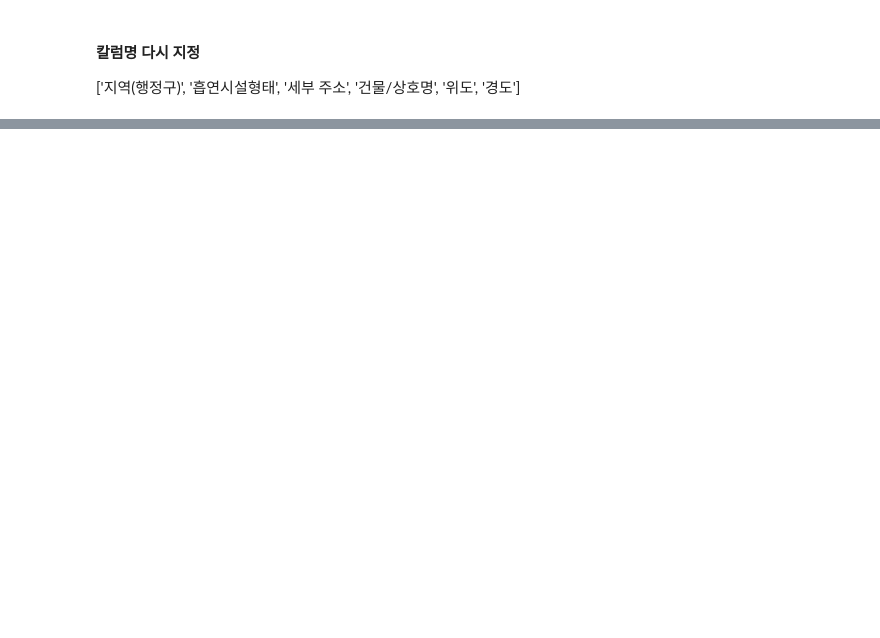
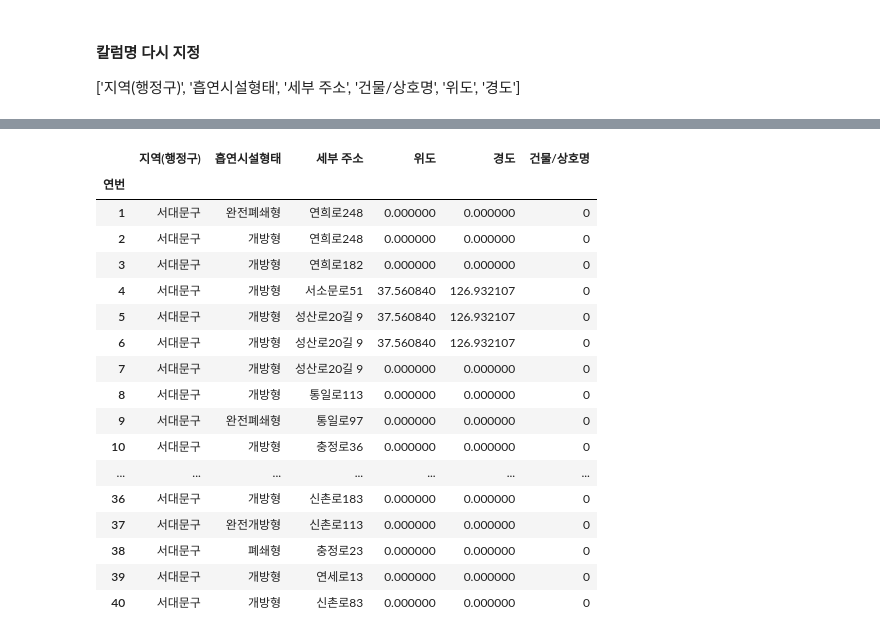
Before and after one commit to palesaltedcaramel/kick_map, a Jupyter notebook: 흡연구역_명진.ipynb, the cells around one changed output, grey strips where cells are left out. Saved outputs shown, nothing was run; the diff lists cells and outputs as text; code cells hidden in the pictures; blank space fills up the shorter version.

```diff
--- a/흡연구역_명진.ipynb
+++ b/흡연구역_명진.ipynb
@@ -120,10 +138,11 @@ Index(['구분', '위치', '위도', '경도', '규모', '설치일', '설치주
 # %%
 #필요없는 칼럼 삭제
-songpa.drop(['연번', '데이터기준일자'], axis = 1, inplace = True)
+songpa.drop(['데이터기준일자'], axis = 1, inplace = True)
 seodaemun.drop(['시설구분', '설치위치 상세', '규모(㎡)', '설치일', '설치주체', '관리여부', '관리기관'], axis = 1, inplace = True)
 jungnang.drop(['업종', '흡연실 개소수'], axis = 1, inplace = True)
 dongdaemun.drop(['규모', '설치년도', '운영관리', '데이터기준일자'], axis = 1, inplace = True)
 nowon.drop(['규모', '설치일', '설치주체', '운영관리', '기준일자'], axis = 1, inplace = True)
+gangseo.drop(['시설 구분', '규모', '설치일', '관리여부', '관리'], axis =1, inplace = True)
 # %%
 for district in districts:
     print(district.columns)
@@ -136,13 +158,28 @@ Index(['구분', '위치', '위도', '경도', '지역(행정구))'], dtype='obj
 # %%
 #없는 칼럼 추가
-songpa['지역(행정구))']='송파구'
-jungnang['지역(행정구))']='중랑구'
-dongdaemun['지역(행정구))']='동대문구'
-nowon['지역(행정구))']='노원구'
+songpa['지역(행정구)']='송파구'
+jungnang['지역(행정구)']='중랑구'
+dongdaemun['지역(행정구)']='동대문구'
+nowon['지역(행정구)']='노원구'
 # %%
 #칼럼이름 재지정
-songpa.rename(columns = {'구분':'흡연시설형태','도로명주소:''세부 주소'}, inplace=True)
-seodaemun.rename(columns = {'자치구':'지역(행정구', '시설형태':'흡연시설형태','설치위치:''세부 주소'}, inplace=True)
-jungnang.rename(columns = {'시설명(업소)':'건물/상호명'}, inplace=True)
-dongdaemun.rename(columns= {'설치주체':'건물/상호명'}, inplace=True)
-nowon.rename(columns = {'시설형태':'흡연시설형태'}, inplace=True)
+songpa.rename(columns = {'건물명':'건물/상호명','구분':'흡연시설형태','도로명주소':'세부 주소'}, inplace=True)
+seodaemun.rename(columns = {'자치구':'지역(행정구)', '시설형태':'흡연시설형태','설치위치':'세부 주소'}, inplace=True)
+jungnang.rename(columns = {'시설명(업소)':'건물/상호명', '주소':'세부 주소'}, inplace=True)
+dongdaemun.rename(columns= {'시설형태':'흡연시설형태', '설치위치':'세부 주소','설치주체':'건물/상호명'}, inplace=True)
+nowon.rename(columns = {'위치':'세부 주소','구분':'흡연시설형태'}, inplace=True)
+gangseo.rename(columns = {'자치구':'지역(행정구)', '시설형태':'흡연시설형태',  '설치 위치':'세부 주소', '설치 주체':'건물/상호명'}, inplace=True)
+# %%
+districts1 = [songpa, seodaemun, jungnang, dongdaemun, gangseo] #마포 파일 열기 에러 나서 아직 데이터프레임 생성 못함
+for district in districts1:
+    district['위도'] = 0
+    district['경도'] = 0
+
+districts = [songpa, seodaemun, jungnang, dongdaemun, nowon, gangseo] #마포 파일 열기 에러 나서 아직 데이터프레임 생성 못함
+for district in districts:
+    print(district.columns)
+
+seodaemun['건물/상호명'] = 0
+jungnang['흡연시설형태'] = 0
+dongdaemun['건물/상호명'] = 0
+nowon['건물/상호명'] = 0
@@ -169,0 +253,21 @@ seodaemun
+# %%
+districts = [songpa, seodaemun, jungnang, dongdaemun, nowon, gangseo] #마포 파일 열기 에러 나서 아직 데이터프레임 생성 못함
+# %% [output]
+|  | 지역(행정구) | 흡연시설형태 | 세부 주소 | 위도 | 경도 | 건물/상호명 |
+| 연번 |  |  |  |  |  |  |
+| 1 | 서대문구 | 완전폐쇄형 | 연희로248 | 0.000000 | 0.000000 | 0 |
+| 2 | 서대문구 | 개방형 | 연희로248 | 0.000000 | 0.000000 | 0 |
+| 3 | 서대문구 | 개방형 | 연희로182 | 0.000000 | 0.000000 | 0 |
+| 4 | 서대문구 | 개방형 | 서소문로51 | 37.560840 | 126.932107 | 0 |
+| 5 | 서대문구 | 개방형 | 성산로20길 9 | 37.560840 | 126.932107 | 0 |
+| 6 | 서대문구 | 개방형 | 성산로20길 9 | 37.560840 | 126.932107 | 0 |
+| 7 | 서대문구 | 개방형 | 성산로20길 9 | 0.000000 | 0.000000 | 0 |
+| 8 | 서대문구 | 개방형 | 통일로113 | 0.000000 | 0.000000 | 0 |
+| 9 | 서대문구 | 완전폐쇄형 | 통일로97 | 0.000000 | 0.000000 | 0 |
+| 10 | 서대문구 | 개방형 | 충정로36 | 0.000000 | 0.000000 | 0 |
+| ... | ... | ... | ... | ... | ... | ... |
+| 36 | 서대문구 | 개방형 | 신촌로183 | 0.000000 | 0.000000 | 0 |
+| 37 | 서대문구 | 완전개방형 | 신촌로113 | 0.000000 | 0.000000 | 0 |
+| 38 | 서대문구 | 폐쇄형 | 충정로23 | 0.000000 | 0.000000 | 0 |
+| 39 | 서대문구 | 개방형 | 연세로13 | 0.000000 | 0.000000 | 0 |
+| 40 | 서대문구 | 개방형 | 신촌로83 | 0.000000 | 0.000000 | 0 |
```
Also changed, not shown: parts of 11 cells of this notebook.
